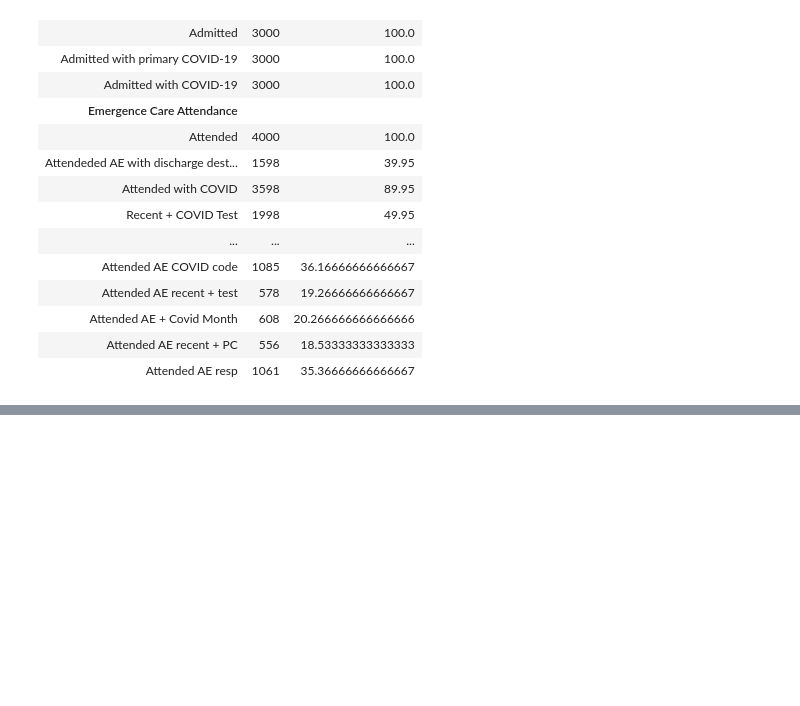
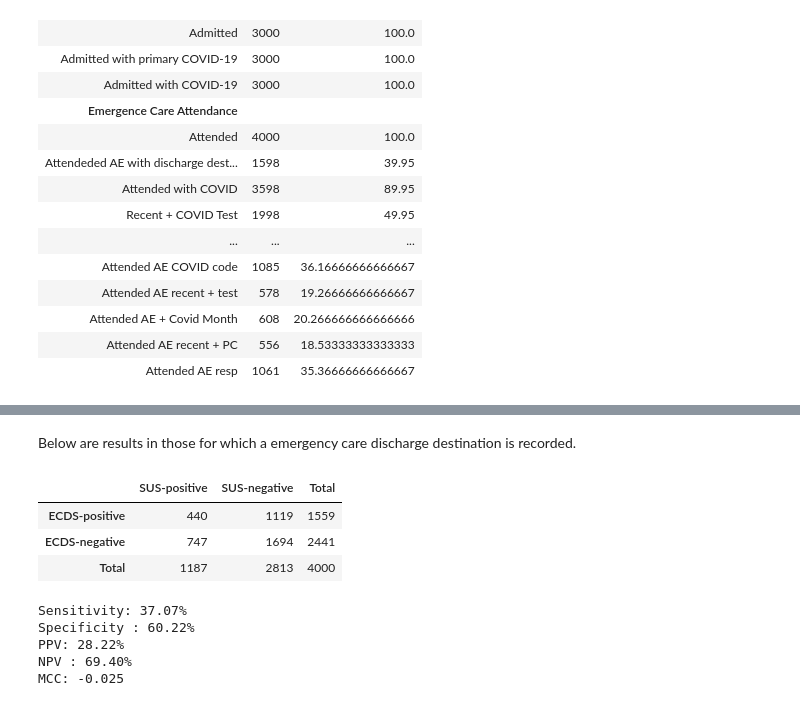
Before and after one commit to opensafely/vaccine-effectiveness-hospital-admissions-validation, a Jupyter notebook: analysis/emergency_admission_validation.ipynb, the cells around one changed output, grey strips where cells are left out. Saved outputs shown, nothing was run; the diff lists cells and outputs as text; code cells hidden in the pictures; blank space fills up the shorter version.

```diff
--- a/analysis/emergency_admission_validation.ipynb
+++ b/analysis/emergency_admission_validation.ipynb
@@ -236,0 +277,55 @@ pd.DataFrame(data, columns=["Variable", "Sensitivity", "Specificity", "PPV", "NP
+# %% [markdown]
+Below are results in those for which a emergency care discharge destination is recorded.
+# %%
+mask = df['discharge_destination'].notna()
+
+df_subset = df[df['discharge_destination'].notna()]
+
+
+positive_covid_patients_sus = df_subset[df_subset['primary_covid_hospital_admission'].notna()]
+negative_covid_patients_sus = df_subset[~df_subset['primary_covid_hospital_admission'].notna()]
+
+positive_covid_patients_ecds = df_subset[(df['ae_attendance']==1) & ((df['ae_attendance_covid_status']==1) | (df['positive_covid_test_before_ae_attendance'] ==1) | (df['covid_primary_care_before_ae_attendance'] ==1))]
+negative_covid_patients_ecds = df_subset[(df['ae_attendance']==0) | ((df['ae_attendance']==1) & ((df['ae_attendance_covid_status']==0) & (df['positive_covid_test_before_ae_attendance'] ==0) & (df['covid_primary_care_before_ae_attendance'] ==0)))]
+
+
+sus_patients_positive = set(list(positive_covid_patients_sus['patient_id']))
+ecds_patients_positive = set(list(positive_covid_patients_ecds['patient_id']))
+
+sus_patients_negative = set(list(negative_covid_patients_sus['patient_id']))
+ecds_patients_negative = set(list(negative_covid_patients_ecds['patient_id']))
+
+
+sus_pos_ecds_pos = len(list(set(sus_patients_positive) & set(ecds_patients_positive)))
+sus_pos_ecds_neg = len(list(set(sus_patients_positive) & set(ecds_patients_negative)))
+sus_neg_ecds_pos = len(list(set(sus_patients_negative) & set(ecds_patients_positive)))
+sus_neg_ecds_neg = len(list(set(sus_patients_negative) & set(ecds_patients_negative)))
+# %%
+output = pd.DataFrame([[sus_pos_ecds_pos, sus_neg_ecds_pos, (sus_pos_ecds_pos + sus_neg_ecds_pos)], [sus_pos_ecds_neg, sus_neg_ecds_neg, (sus_pos_ecds_neg + sus_neg_ecds_neg)], [(sus_pos_ecds_pos+sus_pos_ecds_neg), (sus_neg_ecds_pos+sus_neg_ecds_neg), (sus_pos_ecds_pos + sus_pos_ecds_neg + sus_neg_ecds_pos + sus_neg_ecds_neg)]], columns=["SUS-positive", "SUS-negative", "Total"], index=["ECDS-positive", "ECDS-negative", "Total"])
+output
+# %% [output]
+|  | SUS-positive | SUS-negative | Total |
+| ECDS-positive | 440 | 1119 | 1559 |
+| ECDS-negative | 747 | 1694 | 2441 |
+| Total | 1187 | 2813 | 4000 |
+# %%
+sensitivity = (sus_pos_ecds_pos/(sus_pos_ecds_pos + sus_pos_ecds_neg))*100
+print(f"Sensitivity: {sensitivity:.2f}%")
+
+specificity = (sus_neg_ecds_neg/(sus_neg_ecds_pos + sus_neg_ecds_neg))*100
+print(f"Specificity : {specificity:.2f}%")
+
+ppv = (sus_pos_ecds_pos/(sus_pos_ecds_pos + sus_neg_ecds_pos))*100
+print((f"PPV: {ppv:.2f}%"))
+
+npv = (sus_neg_ecds_neg/(sus_neg_ecds_neg + sus_pos_ecds_neg))*100
+print(f"NPV : {npv:.2f}%")
+
+MCC = ((sus_pos_ecds_pos * sus_neg_ecds_neg)-(sus_neg_ecds_pos * sus_pos_ecds_neg))/math.sqrt((sus_pos_ecds_pos + sus_neg_ecds_pos)*(sus_pos_ecds_neg+sus_neg_ecds_neg)*(sus_pos_ecds_pos + sus_pos_ecds_neg)*(sus_neg_ecds_pos+sus_neg_ecds_neg))
+print(f"MCC: {MCC:.3f}")
+# %% [output]
+Sensitivity: 37.07%
+Specificity : 60.22%
+PPV: 28.22%
+NPV : 69.40%
+MCC: -0.025
```
Also changed, not shown: parts of 19 cells of this notebook, 1 other file.
